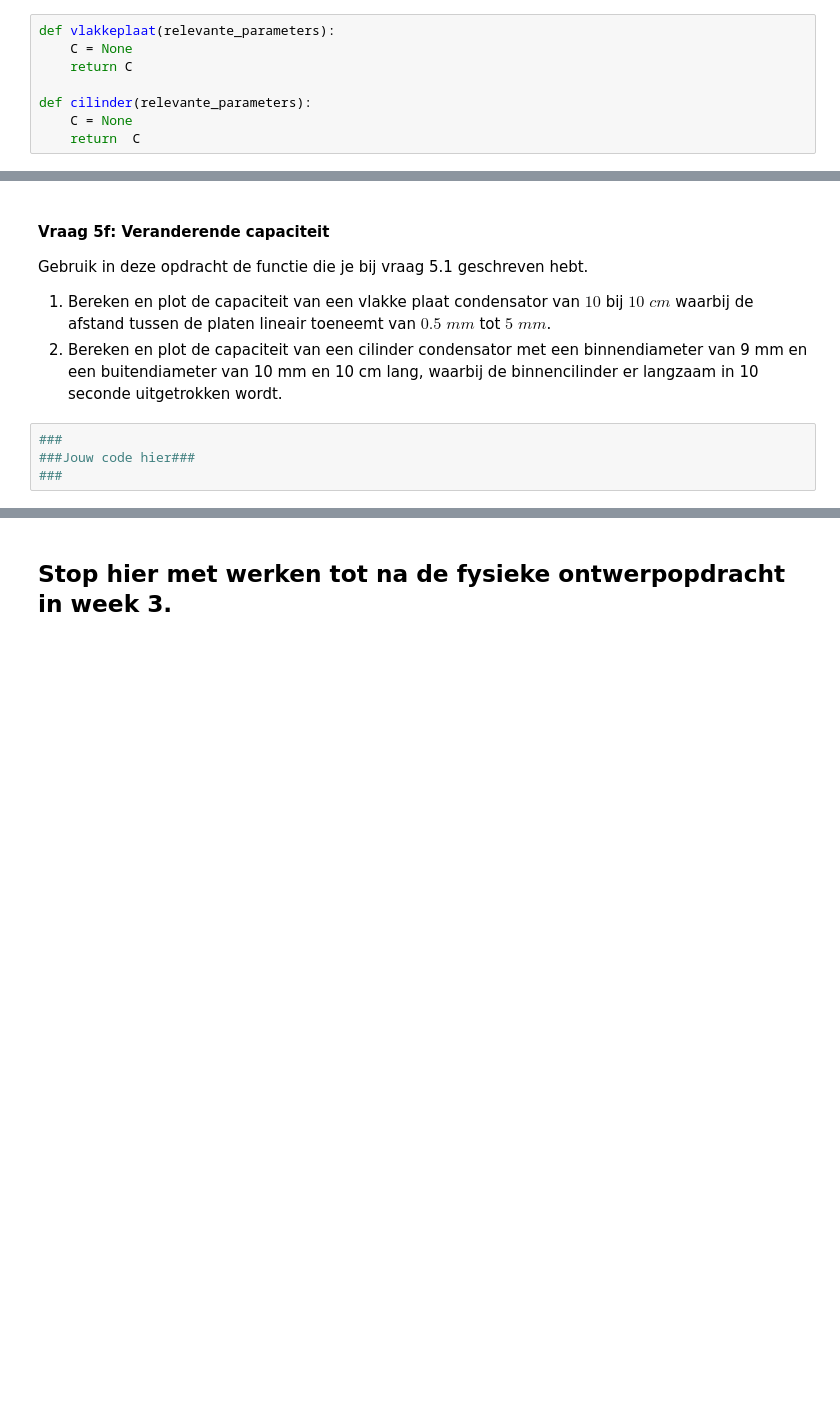
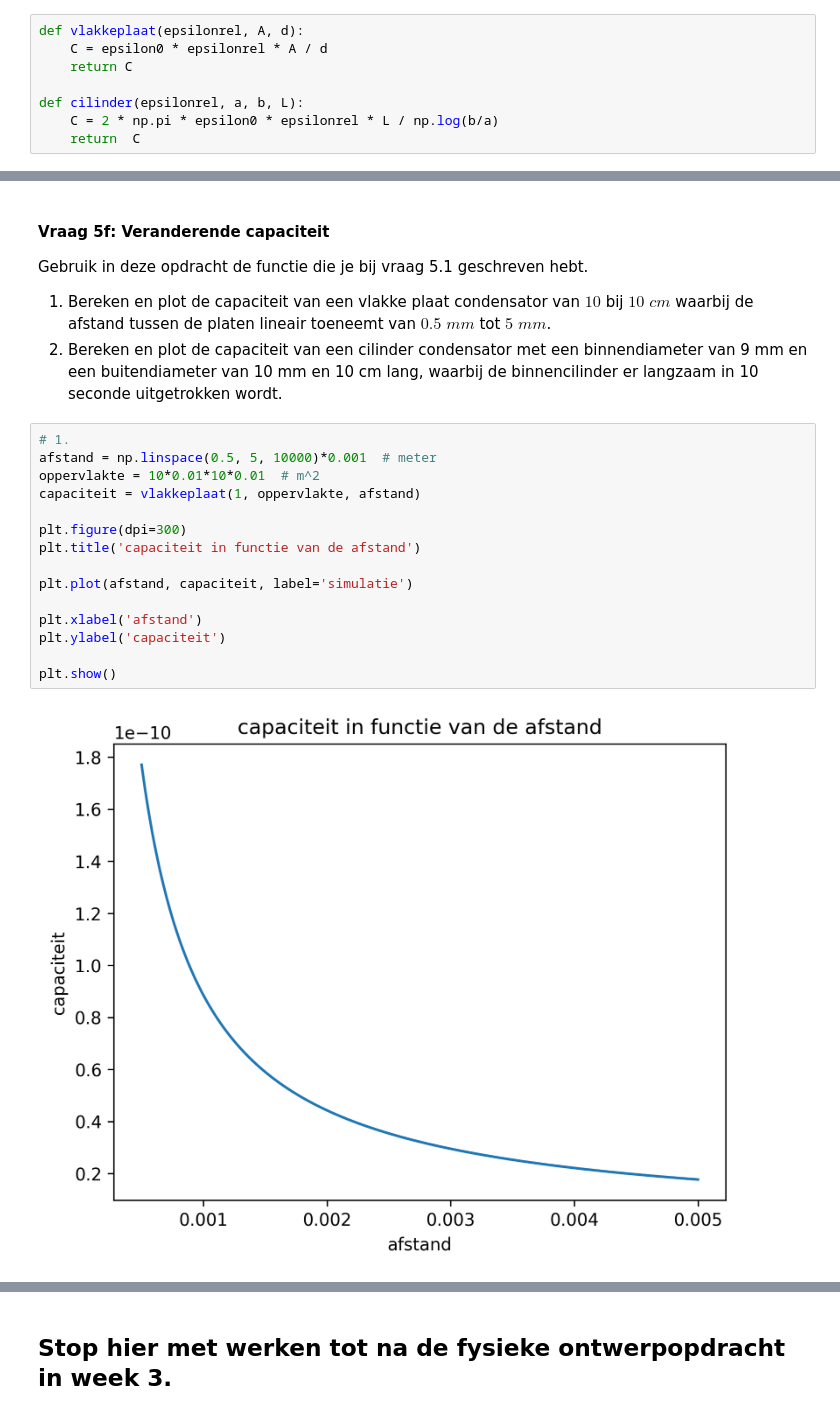
Before and after one commit to Peppertje/opdrachten-DEF-D-Pepper, a Jupyter notebook: DigitaleOntwerpopdrachten/1CondensatorOpdracht/CondensatorOntwerpopdracht.ipynb, the cells around one changed output, grey strips where cells are left out. Drawn from its saved outputs; the diff is of its cells as text; blank space fills up the shorter version.

```diff
--- a/DigitaleOntwerpopdrachten/1CondensatorOpdracht/CondensatorOntwerpopdracht.ipynb
+++ b/DigitaleOntwerpopdrachten/1CondensatorOpdracht/CondensatorOntwerpopdracht.ipynb
@@ -429,12 +508,12 @@ In deze vraag zullen we kijken naar de ideale vlakke plaat condensator. Als de a
 3. Vind de formule voor de capaciteit van een cilinder condensator onder de aanname dat de afstand tussen de binnen en buiten wand klein is.
 4. Schrijf een python functie die de relevante parameters als input neemt en de capaciteit van een cilinder condensator als output heeft.
 # %%
-def vlakkeplaat(relevante_parameters):
-    C = None
+def vlakkeplaat(epsilonrel, A, d):
+    C = epsilon0 * epsilonrel * A / d
     return C
 
-def cilinder(relevante_parameters):
-    C = None
+def cilinder(epsilonrel, a, b, L):
+    C = 2 * np.pi * epsilon0 * epsilonrel * L / np.log(b/a)
     return  C
 # %% [markdown]
 #### Vraag 5b: Capaciteit van enkele simpele condensatoren
@@ -509,6 +603,19 @@ Gebruik in deze opdracht de functie die je bij vraag 5.1 geschreven hebt.
 1. Bereken en plot de capaciteit van een vlakke plaat condensator van $10$ bij $10$ $cm$ waarbij de afstand tussen de platen lineair toeneemt van $0.5$ $mm$ tot $5$ $mm$.
 2. Bereken en plot de capaciteit van een cilinder condensator met een binnendiameter van 9 mm en een buitendiameter van 10 mm en 10 cm lang, waarbij de binnencilinder er langzaam in 10 seconde uitgetrokken wordt.
 # %%
-###
-###Jouw code hier###
-###
+# 1.
+afstand = np.linspace(0.5, 5, 10000)*0.001  # meter
+oppervlakte = 10*0.01*10*0.01  # m^2
+capaciteit = vlakkeplaat(1, oppervlakte, afstand)
+
+plt.figure(dpi=300)
+plt.title('capaciteit in functie van de afstand')
+
+plt.plot(afstand, capaciteit, label='simulatie')
+
+plt.xlabel('afstand')
+plt.ylabel('capaciteit')
+
+plt.show()
+# %% [output]
+[figure, added]
```
Also changed, not shown: parts of 12 cells of this notebook.
